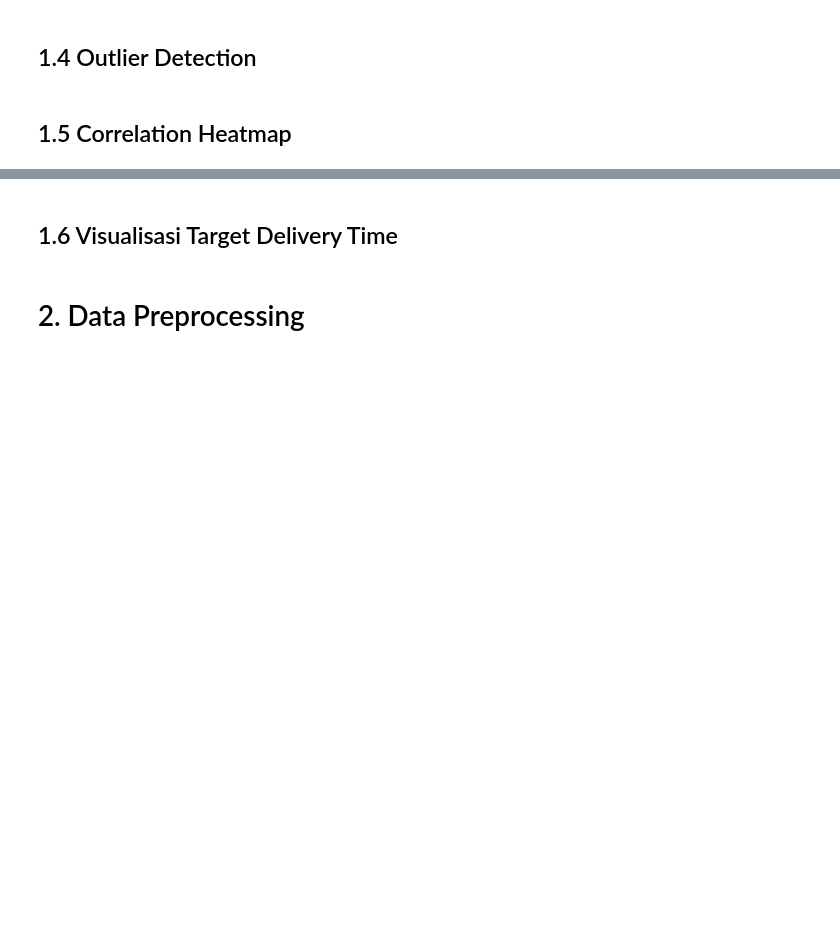
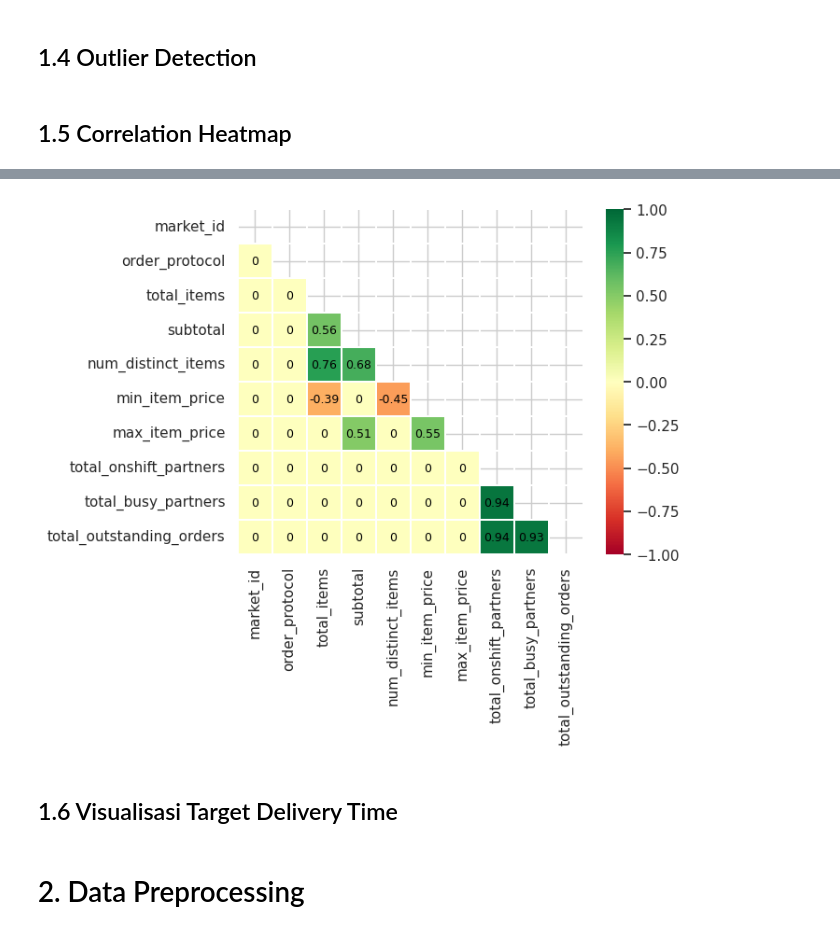
Before and after one commit to Ridlodk/video-learning, a Jupyter notebook: eda & preprocessing/eda_&_pre_processing.ipynb, the cells around one changed output, grey strips where cells are left out. Cells and saved outputs as stored; diff of their text form; code cells hidden in the pictures; blank space fills up the shorter version.

```diff
--- a/eda & preprocessing/eda_&_pre_processing.ipynb
+++ b/eda & preprocessing/eda_&_pre_processing.ipynb
@@ -107,0 +222,3 @@ dtype: int64
+# %%
+mask = np.triu(np.ones_like(corr_matrix, dtype=bool))
+mask
@@ -108,3 +246,23 @@ dtype: int64
+# %%
+cmap = "RdYlGn"
+
+# Plot the heatmap
+sns.heatmap(
+    data=corr_matrix,
+    mask=mask, # cover, not showing them which masked True
+    vmax=1.0,
+    vmin=-1.0,
+    linewidths=0.1,
+    annot_kws={
+        "size": 9,
+        "color": "black"
+    },
+    square=True,
+    cmap=cmap,
+    annot=True
+);
+# %% [output]
+[figure, added]
 # %% [markdown]
 ## 1.6 Visualisasi Target Delivery Time
 # %% [markdown]
```
Also changed, not shown: parts of 17 cells of this notebook.
